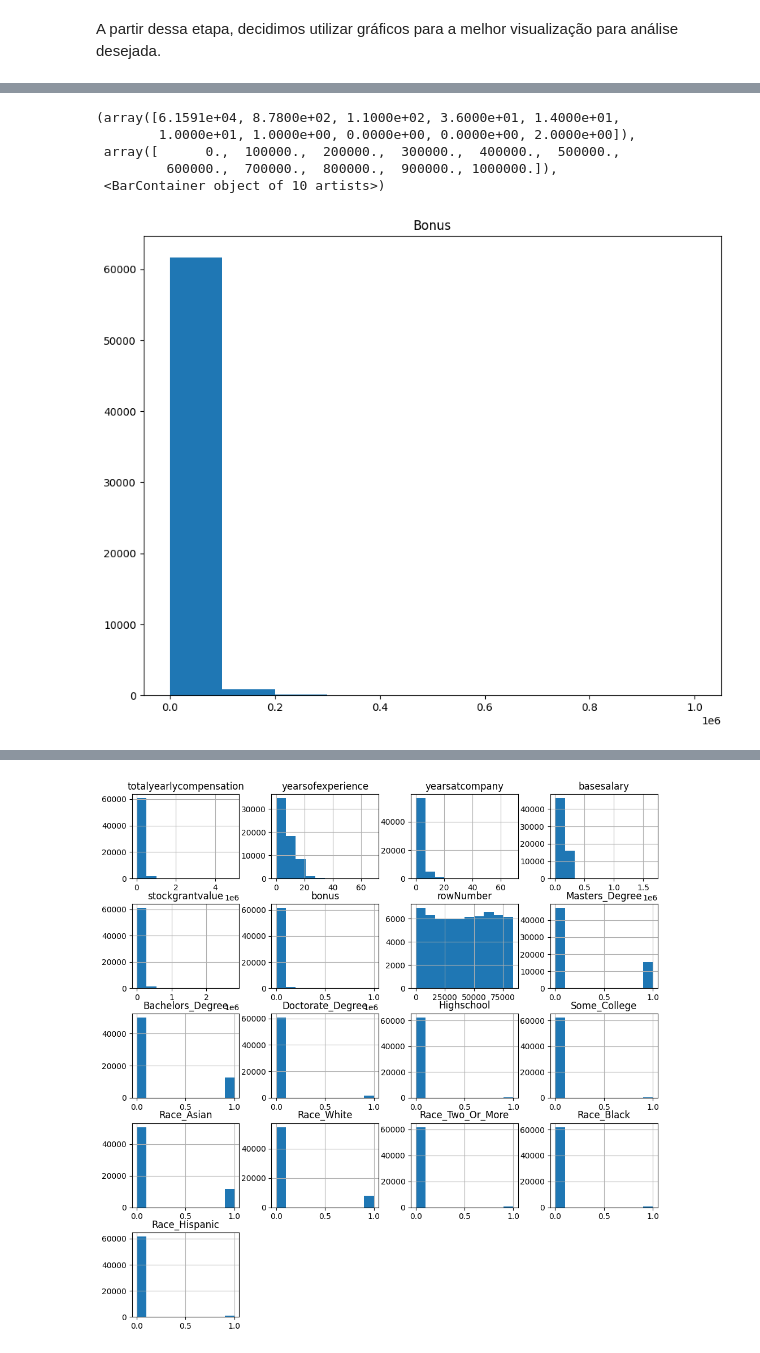
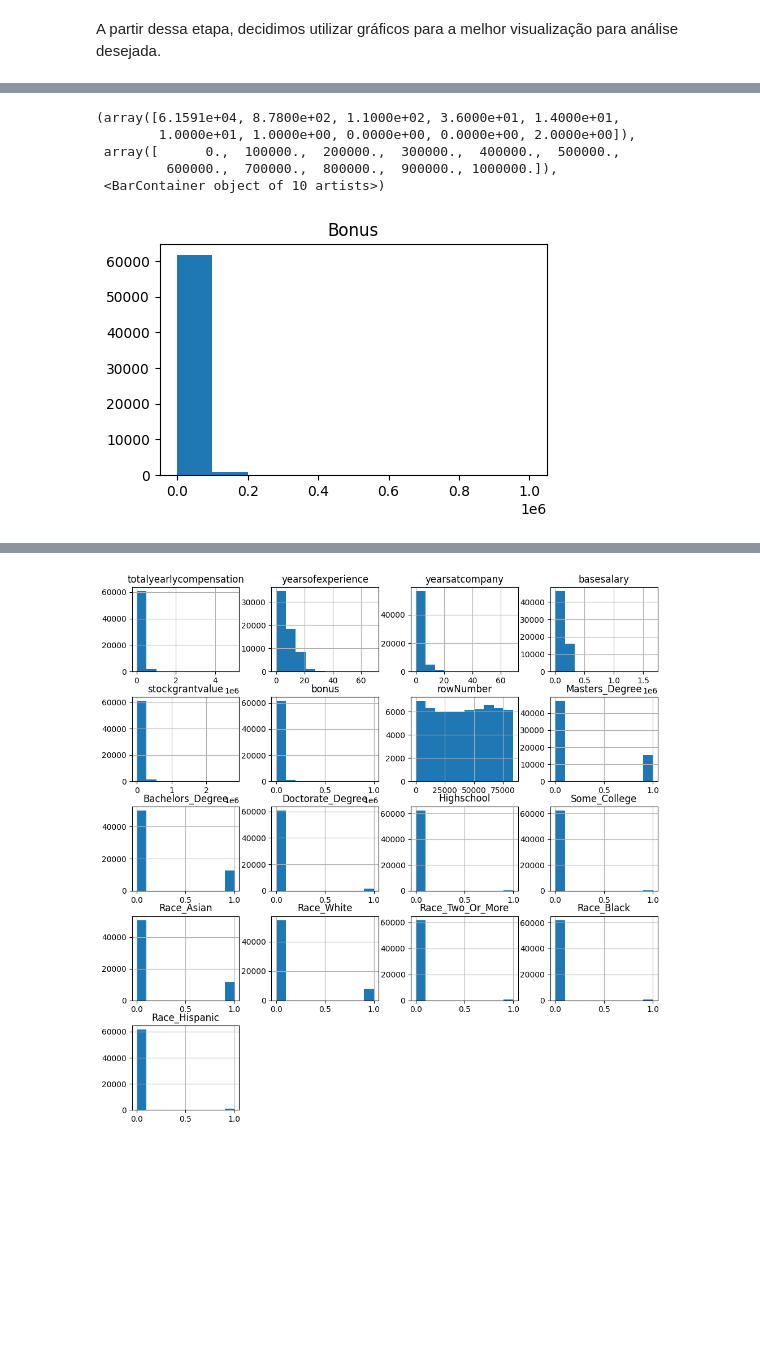
Before and after one commit to levicristiano/salary_forecast, a Jupyter notebook: salary_forecast.ipynb, the cells around one changed output, grey strips where cells are left out. Drawn from its saved outputs; the diff is of its cells as text; code cells hidden in the pictures; blank space fills up the shorter version.

```diff
--- a/salary_forecast.ipynb
+++ b/salary_forecast.ipynb
@@ -186,13 +187,13 @@ plt.hist(bs)
 # %%
-plt.figure(figsize=(10,8))
+plt.figure(figsize=(5,3))
 plt.title("Bonus")
 bonus=np.array(db["bonus"])
 plt.hist(bonus)
 # %% [output]
 (array([6.1591e+04, 8.7800e+02, 1.1000e+02, 3.6000e+01, 1.4000e+01,
         1.0000e+01, 1.0000e+00, 0.0000e+00, 0.0000e+00, 2.0000e+00]),
  array([      0.,  100000.,  200000.,  300000.,  400000.,  500000.,
          600000.,  700000.,  800000.,  900000., 1000000.]),
  <BarContainer object of 10 artists>)
-[figure, old version]
+[figure, new version]
 # %%
```
Also changed, not shown: parts of 5 cells of this notebook.
